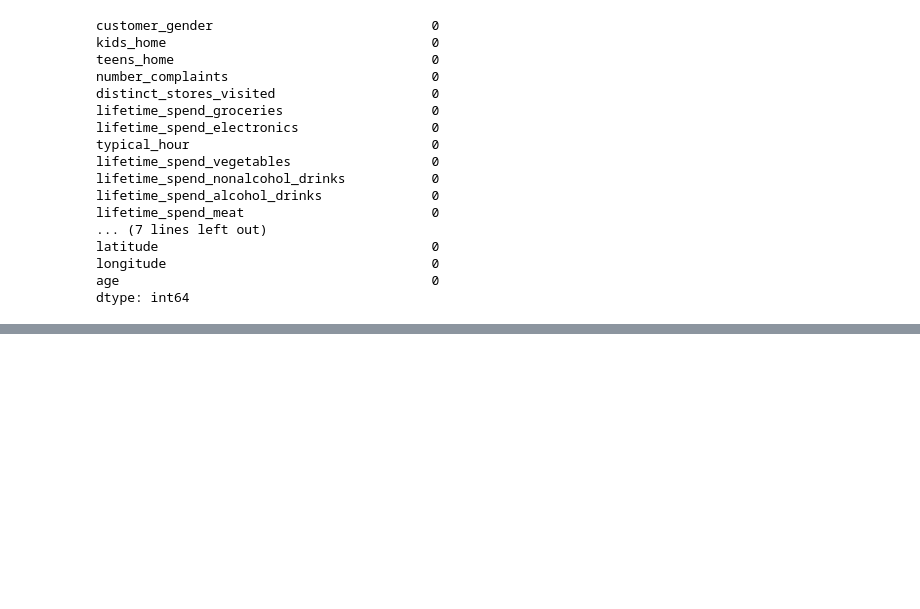
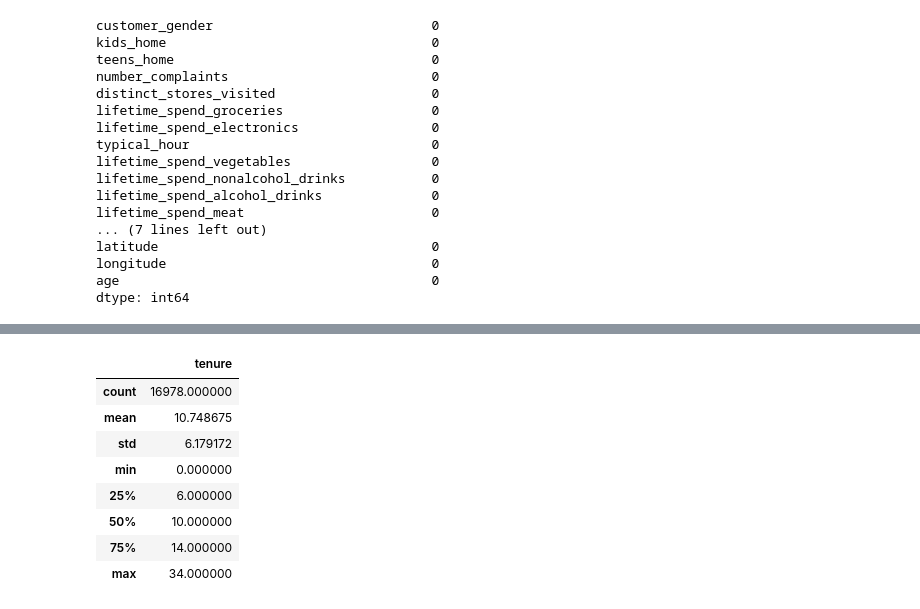
Before and after one commit to Tiana-Coker/customer-segmentation, a Jupyter notebook: notebooks/DMI_2526_Group_39_Notebook.ipynb, the cells around one changed output, grey strips where cells are left out. Cells and saved outputs as stored; diff of their text form; code cells hidden in the pictures; blank space fills up the shorter version.

```diff
--- a/notebooks/DMI_2526_Group_39_Notebook.ipynb
+++ b/notebooks/DMI_2526_Group_39_Notebook.ipynb
@@ -144,0 +188,16 @@ dtype: int64
+# %%
+#fix the negative tenure values
+
+df["tenure"] = df["tenure"].clip(lower=0)
+
+df[["tenure"]].describe()
+# %% [output]
+|  | tenure |
+| count | 16978.000000 |
+| mean | 10.748675 |
+| std | 6.179172 |
+| min | 0.000000 |
+| 25% | 6.000000 |
+| 50% | 10.000000 |
+| 75% | 14.000000 |
+| max | 34.000000 |
```
Also changed, not shown: parts of 3 cells of this notebook.
